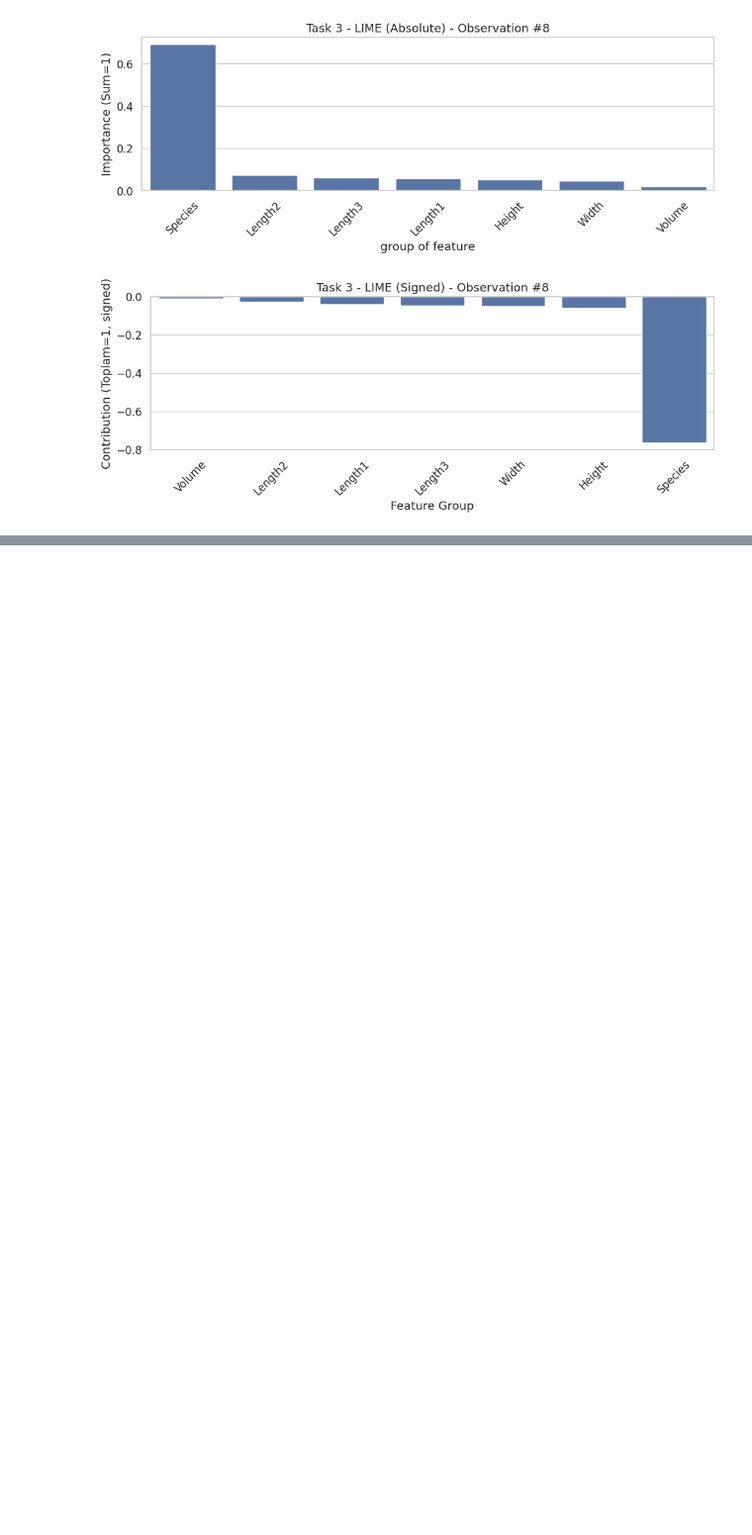
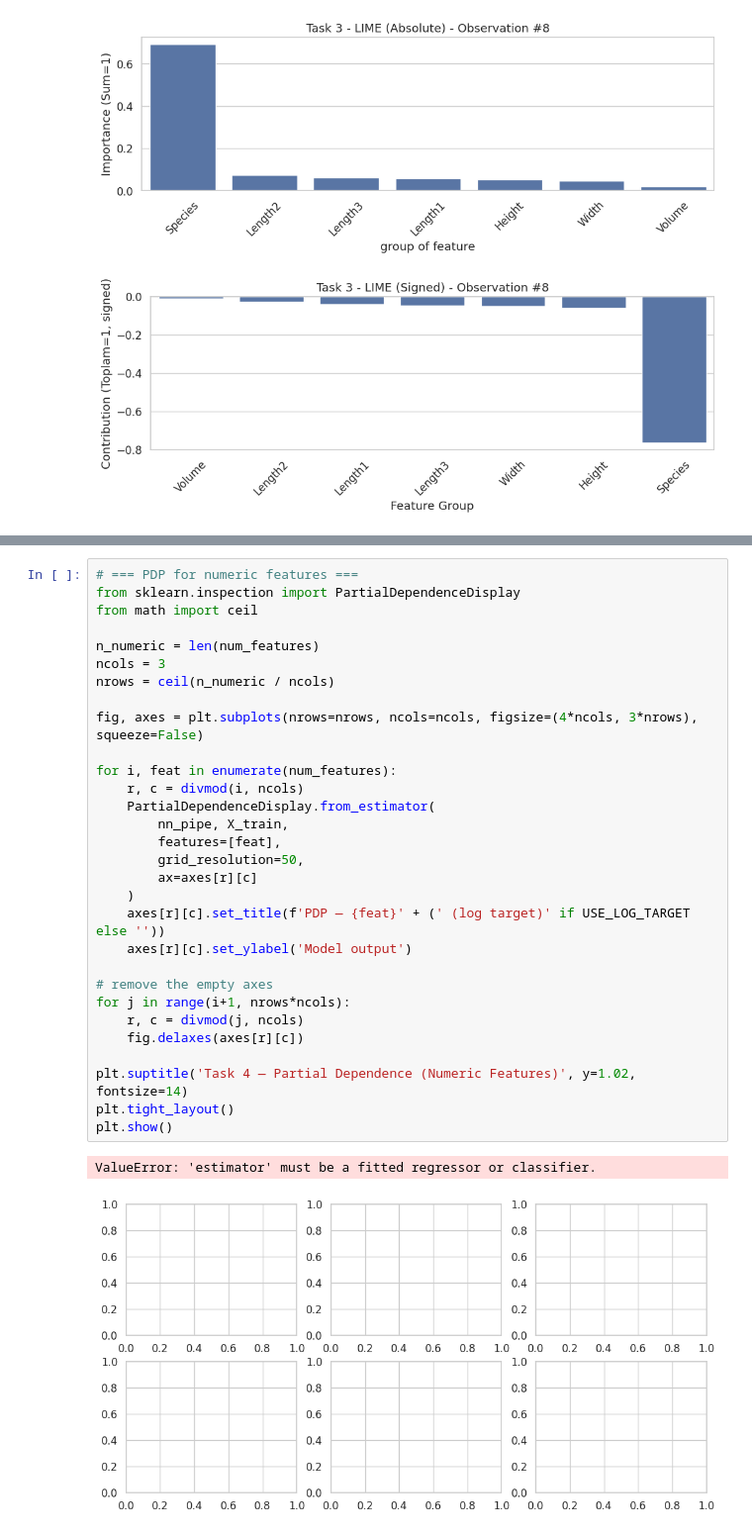
Before and after one commit to fehimecapar/Data-Science-For-Decision-Support, a Jupyter notebook: regression_nn.ipynb, the cells around one changed output, grey strips where cells are left out. Shown at 99% size. Drawn from its saved outputs; the diff is of its cells as text; blank space fills up the shorter version.

```diff
--- a/regression_nn.ipynb
+++ b/regression_nn.ipynb
@@ -840,0 +919,33 @@ for oid in OBS_IDS:
+# %%
+# === PDP for numeric features ===
+from sklearn.inspection import PartialDependenceDisplay
+from math import ceil
+
+n_numeric = len(num_features)
+ncols = 3
+nrows = ceil(n_numeric / ncols)
+
+fig, axes = plt.subplots(nrows=nrows, ncols=ncols, figsize=(4*ncols, 3*nrows), squeeze=False)
+
+for i, feat in enumerate(num_features):
+    r, c = divmod(i, ncols)
+    PartialDependenceDisplay.from_estimator(
+        nn_pipe, X_train,
+        features=[feat],
+        grid_resolution=50,
+        ax=axes[r][c]
+    )
+    axes[r][c].set_title(f'PDP — {feat}' + (' (log target)' if USE_LOG_TARGET else ''))
+    axes[r][c].set_ylabel('Model output')
+
+# remove the empty axes
+for j in range(i+1, nrows*ncols):
+    r, c = divmod(j, ncols)
+    fig.delaxes(axes[r][c])
+
+plt.suptitle('Task 4 — Partial Dependence (Numeric Features)', y=1.02, fontsize=14)
+plt.tight_layout()
+plt.show()
+# %% [output]
+ValueError: 'estimator' must be a fitted regressor or classifier.
+[figure, added]
```
Also changed, not shown: parts of 5 cells of this notebook.
